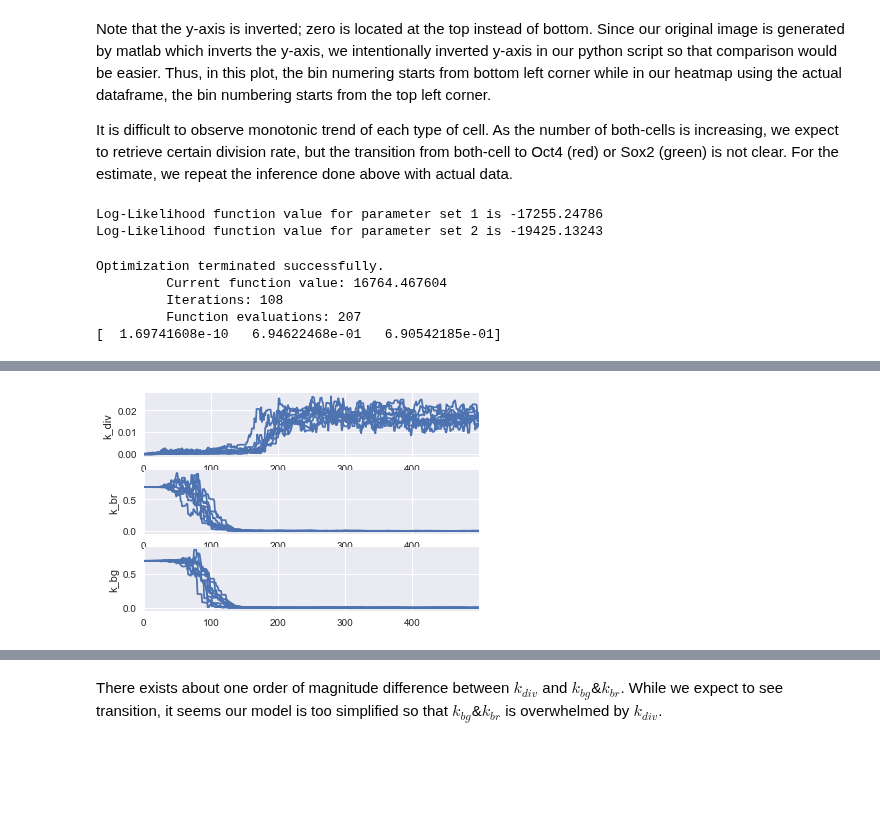
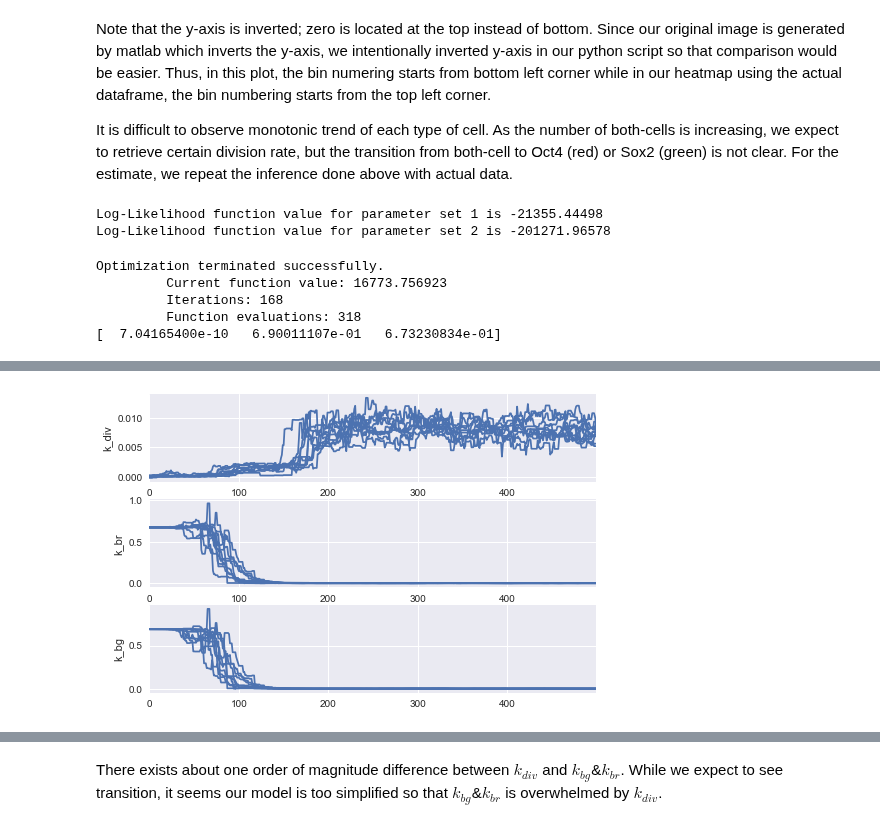
Before and after one commit to tessadgreen/cellfate, a Jupyter notebook: model.ipynb, the cells around one changed output, grey strips where cells are left out. Cells and saved outputs as stored; diff of their text form; code cells hidden in the pictures; blank space fills up the shorter version.

```diff
--- a/model.ipynb
+++ b/model.ipynb
@@ -103,11 +103,11 @@ import pandas as pd
 from cellfate import model, io, celldensity
 
 # Parameters to calculate likelihood function
-params1 = [0.05, 0.1, 0.6]
-params2 = [0.1, 0.2, 0.4]
+params1 = [0.05, 0.6, 0.1]
+params2 = [0.1, 0.4, 0.2]
 
 # Create CellDen class object with simulated data
-testobject = celldensity.CellDen(pd.read_pickle('cellfate/sample_2x2_30.pkl'))
+testobject = celldensity.CellDen(pd.read_pickle('cellfate/simulated_data_2x2_30.pkl'))
 
 # Calculate log_likelihood function
 # sigma_n is set arbitrarily as 0.4
@@ -169,10 +169,10 @@ print('Done')
 # Let's plot 10 walkers from the samler chain to observe convergence.
 fig, (ax_k_div, ax_k_br, ax_k_bg) = plt.subplots(3)
 ax_k_div.set(ylabel='k_div')
+ax_k_bg.set(ylabel='k_bg')
 ax_k_br.set(ylabel='k_br')
-ax_k_bg.set(ylabel='k_bg')
 for i in range(10):
     sns.tsplot(sampler.chain[i,:,0], ax=ax_k_div)
-    sns.tsplot(sampler.chain[i,:,1], ax=ax_k_br)
-    sns.tsplot(sampler.chain[i,:,2], ax=ax_k_bg)
+    sns.tsplot(sampler.chain[i,:,1], ax=ax_k_bg)
+    sns.tsplot(sampler.chain[i,:,2], ax=ax_k_br)
 # %% [output]
@@ -237,8 +237,8 @@ Note that the y-axis is inverted; zero is located at the top instead of bottom.
 It is difficult to observe monotonic trend of each type of cell. As the number of both-cells is increasing, we expect to retrieve certain division rate, but the transition from both-cell to Oct4 (red) or Sox2 (green) is not clear. For the estimate, we repeat the inference done above with actual data.
 # %%
 # Parameters to calculate likelihood function
-params1 = [0.05, 0.1, 0.6]
-params2 = [0.1, 0.2, 0.4]
+params1 = [0.05, 0.6, 0.1]
+params2 = [0.1, 0.4, 0.2]
 
 # Calculate log_likelihood function
 # sigma_n is set arbitrarily
@@ -248,26 +248,26 @@ val_2 = model.log_likelihood(params2, testobject, 1000)
 print("Log-Likelihood function value for parameter set 1 is %.5f" %(val_1))
 print("Log-Likelihood function value for parameter set 2 is %.5f" %(val_2))
 # %% [output]
-Log-Likelihood function value for parameter set 1 is -17255.24786
-Log-Likelihood function value for parameter set 2 is -19425.13243
+Log-Likelihood function value for parameter set 1 is -21355.44498
+Log-Likelihood function value for parameter set 2 is -201271.96578
 # %%
 # Find MAP values
 # Initial guess
-x0 = np.array([0.1, 0.5, 0.5])
+x0 = np.array([0.5, 0.5, 0.5])
 res = op.fmin(model.negative_log_posterior, x0, args=(testobject, 1000))
 
 print(res)
 # %% [output]
 Optimization terminated successfully.
-         Current function value: 16764.467604
-         Iterations: 108
-         Function evaluations: 207
-[  1.69741608e-10   6.94622468e-01   6.90542185e-01]
+         Current function value: 16773.756923
+         Iterations: 168
+         Function evaluations: 318
+[  7.04165400e-10   6.90011107e-01   6.73230834e-01]
 # %%
 # We have 3 parameters.
 # We use 20 walkers and 500 steps, which turns out to be a sufficient number.
 ndim = 3
-nwalkers = 20
+nwalkers = 30
 nsteps = 500
 init_params = res
 
@@ -285,10 +285,10 @@ print('Done')
 # Let's plot 10 walkers from the samler chain to observe convergence.
 fig, (ax_k_div, ax_k_br, ax_k_bg) = plt.subplots(3)
 ax_k_div.set(ylabel='k_div')
+ax_k_bg.set(ylabel='k_bg')
 ax_k_br.set(ylabel='k_br')
-ax_k_bg.set(ylabel='k_bg')
 for i in range(10):
     sns.tsplot(sampler.chain[i,:,0], ax=ax_k_div)
-    sns.tsplot(sampler.chain[i,:,1], ax=ax_k_br)
-    sns.tsplot(sampler.chain[i,:,2], ax=ax_k_bg)
+    sns.tsplot(sampler.chain[i,:,1], ax=ax_k_bg)
+    sns.tsplot(sampler.chain[i,:,2], ax=ax_k_br)
 # %% [output]
@@ -297,5 +297,5 @@ Wall time: 17.1 s
 Done
-[figure, old version]
+[figure, new version]
 # %%
 # Since V_b converges around 300, let's set burnin time as 300 steps.
 samples = sampler.chain[:,300:,:]
```
Also changed, not shown: parts of 23 cells of this notebook, 7 other files.
